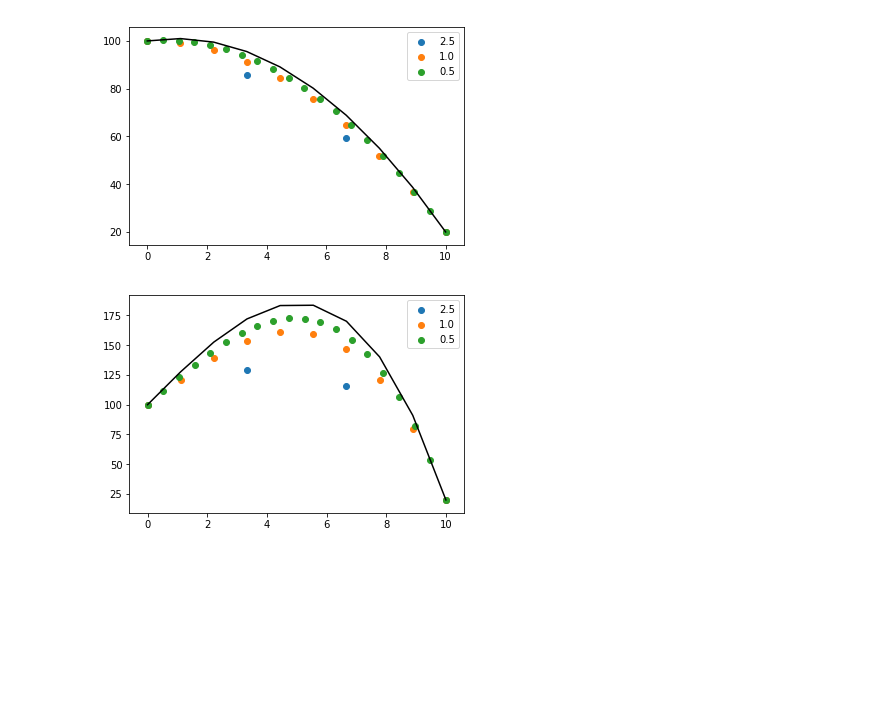
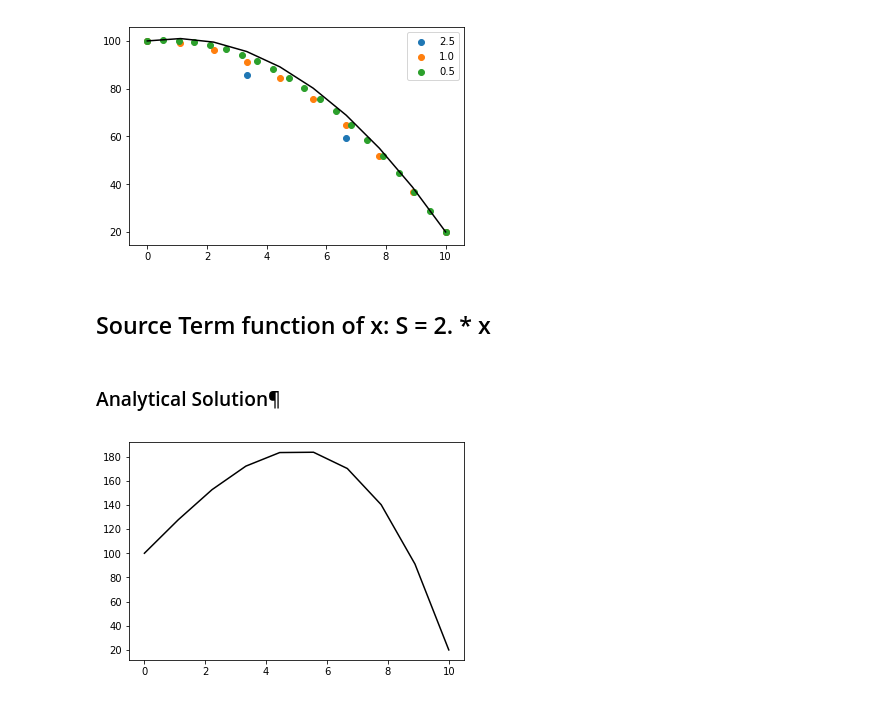
Before and after one commit to carlosnewmar/notebooks-newmar, a Jupyter notebook: [Book Meeting] Finite Difference.ipynb, the cells around one changed output. Drawn from its saved outputs; the diff is of its cells as text; code cells hidden in the pictures; blank space fills up the shorter version.

```diff
--- a/[Book Meeting] Finite Difference.ipynb
+++ b/[Book Meeting] Finite Difference.ipynb
@@ -68,0 +76,14 @@ import numpy as np
+# %%
+# Analytical solution
+N = 10
+L = 10. # m
+T0 = 100. # degC
+T1 = 20. # degC
+k = 1. # W / m2 . degC
+cp = 1. #
+x_analitycal = np.linspace(0., 1, N) * L
+A = (T1 - T0) / L
+B = T0
+analytical_solution = A * x_analitycal + B
+plt.scatter(x_analitycal, analytical_solution, color='black')
+plt.show()
@@ -105,22 +193,19 @@ plt.legend()
 plt.show()
 # %% [output]
 [figure]
+# %% [markdown]
+## Source Term function of x: S = 2. * x
+# %% [markdown]
+### Analytical Solution¶
 # %%
 source_term = lambda x : 2 * x
 A = - 1. / 3.
 B = 0.
 C = (T1 - T0) / L + L * L / 3.
 D = T0
-analytical_solution = A * x_array * x_array * x_array + B * x_array * x_array + C * x_array + D
+analytical_solution = A * x_analitycal * x_analitycal * x_analitycal + B * x_analitycal * x_analitycal + C * x_analitycal + D
 
-plt.plot(x_array, analytical_solution, color='black')
-
-for size in [4, 10, 20]:
-    num_method = FiniteDifference(size, source_term)
-    num_method.AssemblyLinearSystem()
-    temp = num_method.Solve()
-    plt.scatter(num_method._x, temp, label=str(num_method._delta_x))
-plt.legend()
+plt.plot(x_analitycal, analytical_solution, color='black')
 plt.show()
 # %% [output]
-[figure, old version]
+[figure, new version]
```
Also changed, not shown: parts of 21 cells of this notebook, 2 other files.
